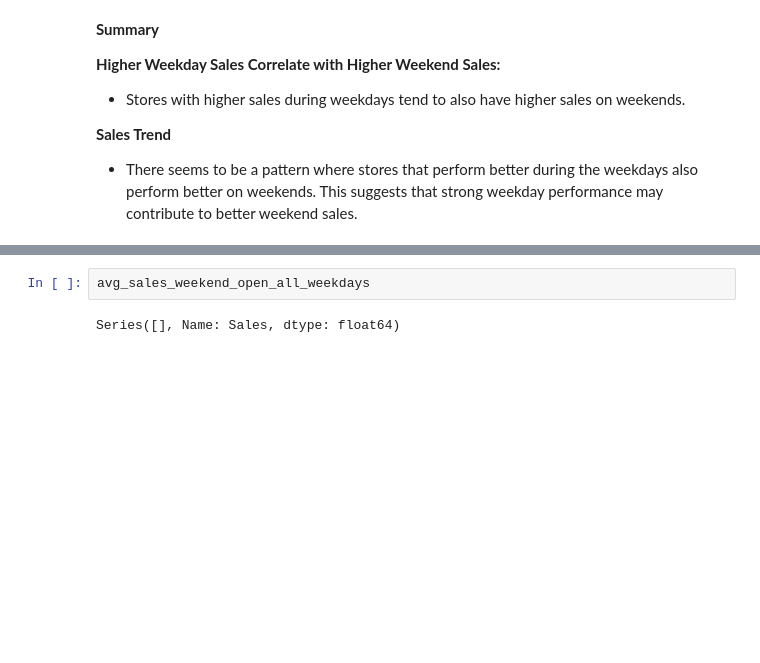
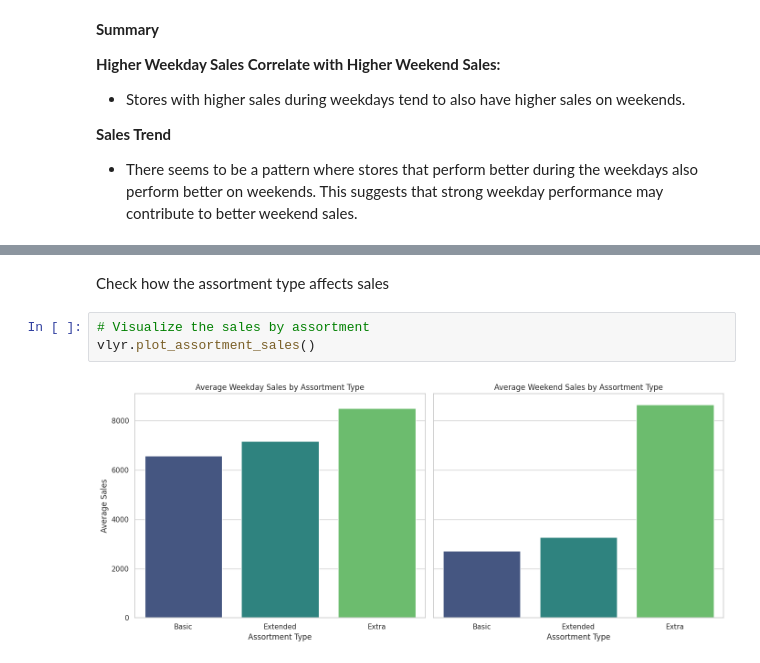
Before and after one commit to epythonlab/rossmann-pharma-sales-prediction, a Jupyter notebook: notebooks/exploratory_analysis.ipynb, the cells around one changed output, grey strips where cells are left out. Drawn from its saved outputs; the diff is of its cells as text; blank space fills up the shorter version.

Commit message:
Identified the impact of assortment on sales

```diff
--- a/notebooks/exploratory_analysis.ipynb
+++ b/notebooks/exploratory_analysis.ipynb
@@ -655,4 +522,7 @@ sales_weekend_other_stores
-# %%
-avg_sales_weekend_open_all_weekdays
-# %% [output]
-Series([], Name: Sales, dtype: float64)
+# %% [markdown]
+Check how the assortment type affects sales
+# %%
+# Visualize the sales by assortment
+vlyr.plot_assortment_sales()
+# %% [output]
+[figure, added]
```
Also changed, not shown: parts of 14 cells of this notebook, 1 other file.
